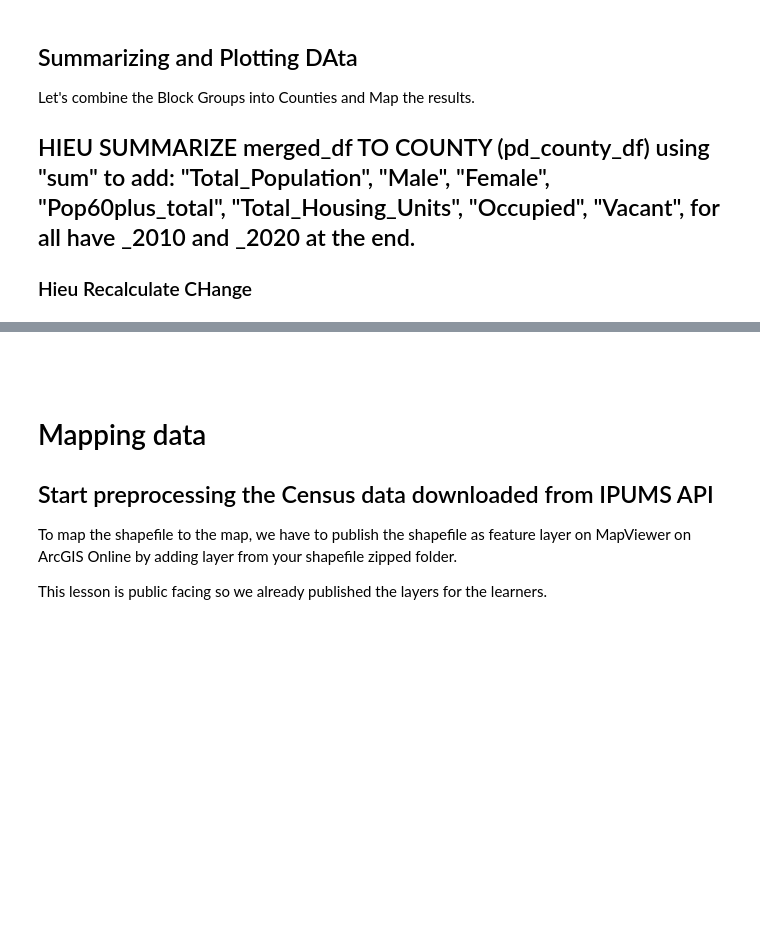
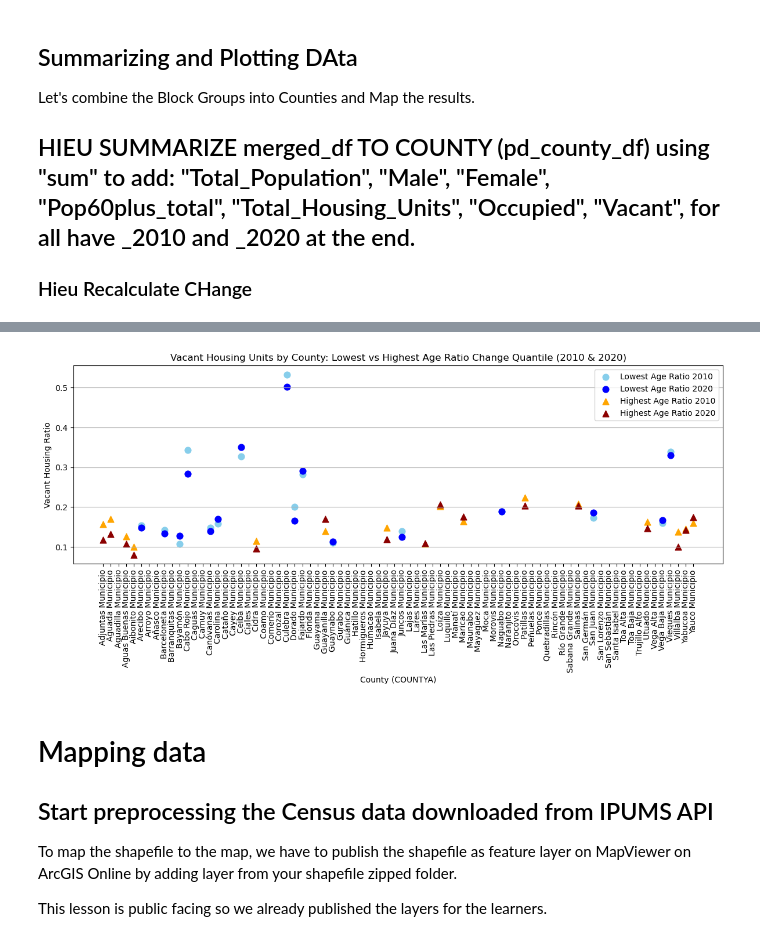
Before and after one commit to ciesin-geospatial/TOPSTSCHOOL-disasters, a Jupyter notebook: m301-coastal-hazards-PR.ipynb, the cells around one changed output, grey strips where cells are left out. Cells and saved outputs as stored; diff of their text form; code cells hidden in the pictures; blank space fills up the shorter version.

```diff
--- a/m301-coastal-hazards-PR.ipynb
+++ b/m301-coastal-hazards-PR.ipynb
@@ -893,6 +948,24 @@ Let's combine the Block Groups into Counties and Map the results.
 
 
 ### Hieu Recalculate CHange
+# %%
+excluding_cols = list(df_2020.iloc[:5, :59].columns)
+cols_to_sum = [col for col in df_2020.columns if col not in excluding_cols]
+# %%
+county_2020 = df_2020.groupby(["COUNTY"])[cols_to_sum].sum().reset_index()
+county_2010 = df_2010.groupby(["COUNTY"])[cols_to_sum].sum().reset_index()
+
+
+county_2010["Pop60plus_total"] = county_2010[pop60plus_cols].sum(axis=1)
+county_2010["AgedRatio"] = county_2010["Pop60plus_total"] /  county_2010["Total_Population"]
+county_2010["VacantRatio"] = county_2010["Vacant"] /  county_2010["Total_Housing_Units"]
+
+county_2020["Pop60plus_total"] = county_2020[pop60plus_cols].sum(axis=1)
+county_2020["AgedRatio"] = county_2020["Pop60plus_total"] /  county_2020["Total_Population"]
+county_2020["VacantRatio"] = county_2020["Vacant"] /  county_2020["Total_Housing_Units"]
+
+
+pr_county_df = county_2020.merge(county_2010, on="COUNTY", suffixes=("_2020", "_2010"))
 # %%
 pr_county_df["AgedRatio_2010"] = pr_county_df["Pop60plus_total_2010"] /  pr_county_df["Total_Population_2010"]
 pr_county_df["VacantRatio_2010"] = pr_county_df["Vacant_2010"] /  pr_county_df["Total_Housing_Units_2010"]
@@ -920,5 +1007,3 @@ stds = pr_county_df[vars_to_plot].std()
 for var in vars_to_plot:
     z_col = var.replace("_Change", "_dz")
     pr_county_df[z_col] = (pr_county_df[var] - means[var]) / stds[var]
-# %% [markdown]
-##
@@ -925,47 +1013,49 @@ for var in vars_to_plot:
+# %%
+pr_county_df["AgedRatio_quant"] = pd.qcut(pr_county_df["AgedRatio_dz"], 5, labels = range(1,6))
 # %%
 # Filter for lowest and highest vacancy quantile groups
-lowest = pr_county_df[pr_county_df["AgedRatio_dz"] == 1]
-highest = pr_county_df[pr_county_df["AgedRatio_dz"] == 5]
+lowest = pr_county_df[pr_county_df["AgedRatio_quant"] == 1]
+highest = pr_county_df[pr_county_df["AgedRatio_quant"] == 5]
 
 
 # Use COUNTYA for grouping (could be COUNTY if preferred)
 # Step 1: Find common counties between the two groups
-common_counties = sorted(
-    set(lowest["COUNTY"]).intersection(set(highest["COUNTY"]))
-)
+common_counties = list(pr_county_df["COUNTY"].unique())
 
 # Step 2: Group and sum vacant housing units for 2010 and 2020, reindexed by common counties
 vacant_low_2010 = lowest[lowest["COUNTY"].isin(common_counties)] \
     .groupby("COUNTY")["VacantRatio_2010"].sum().reindex(common_counties)
-vacant_low_2020 = lowest[lowest["COUNTYA"].isin(common_counties)] \
+vacant_low_2020 = lowest[lowest["COUNTY"].isin(common_counties)] \
     .groupby("COUNTY")["VacantRatio_2020"].sum().reindex(common_counties)
 
 vacant_high_2010 = highest[highest["COUNTY"].isin(common_counties)] \
     .groupby("COUNTY")["VacantRatio_2010"].sum().reindex(common_counties)
 vacant_high_2020 = highest[highest["COUNTY"].isin(common_counties)] \
     .groupby("COUNTY")["VacantRatio_2020"].sum().reindex(common_counties)
 
 # Step 3: Plot
 x = np.arange(len(common_counties))  # consistent X positions
 
 fig, ax = plt.subplots(figsize=(12, 6))
 
 ax.scatter(x, vacant_low_2010.values, label='Lowest Age Ratio 2010', color='skyblue', marker='o', s=60)
 ax.scatter(x, vacant_low_2020.values, label='Lowest Age Ratio 2020', color='blue', marker='o', s=60)
 ax.scatter(x, vacant_high_2010.values, label='Highest Age Ratio 2010', color='orange', marker='^', s=60)
 ax.scatter(x, vacant_high_2020.values, label='Highest Age Ratio 2020', color='darkred', marker='^', s=60)
 
 # Formatting
 ax.set_ylabel('Vacant Housing Ratio')
 ax.set_xlabel('County (COUNTYA)')
 ax.set_title('Vacant Housing Units by County: Lowest vs Highest Age Ratio Change Quantile (2010 & 2020)')
 ax.set_xticks(x)
 ax.set_xticklabels(common_counties, rotation=90)
 ax.legend()
 ax.grid(True, axis='y')
 
 plt.tight_layout()
 plt.show()
+# %% [output]
+[figure, added]
 # %% [markdown]
 # Mapping data
 
```
Also changed, not shown: parts of 33 cells of this notebook.
